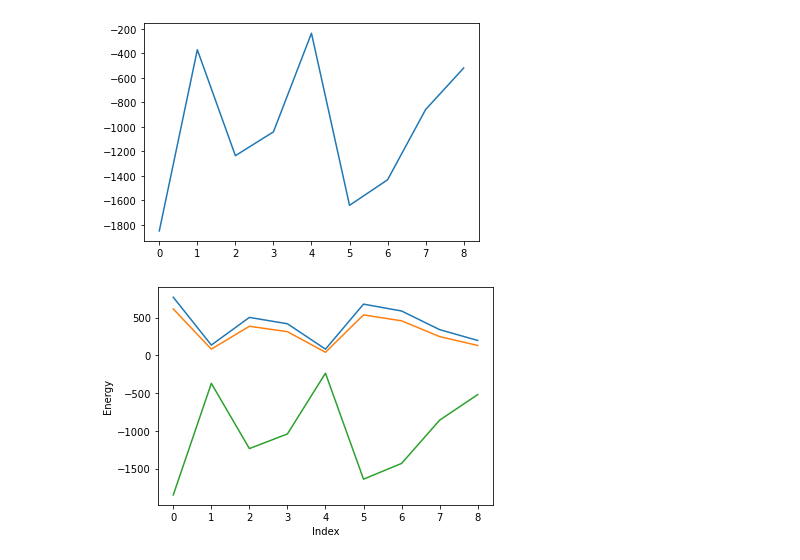
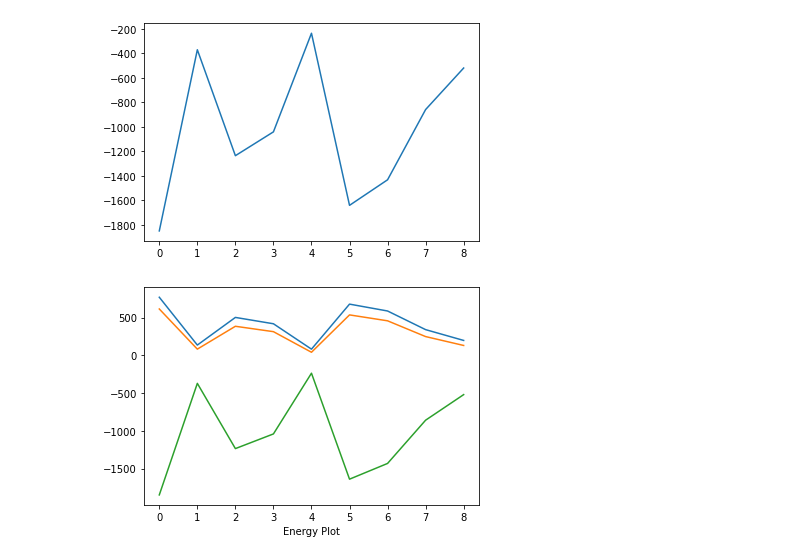
Before and after one commit to BPhi-ai/CS4635-Project-1, a Jupyter notebook: Project 1.ipynb, the cells around one changed output. Saved outputs shown, nothing was run; the diff lists cells and outputs as text; code cells hidden in the pictures.

```diff
--- a/Project 1.ipynb
+++ b/Project 1.ipynb
@@ -120,11 +120,10 @@ matplotlib.pyplot.plot(data3[:])
 [figure]
 # %%
 matplotlib.pyplot.figure()
-matplotlib.pyplot.xlabel('Index')
-matplotlib.pyplot.ylabel('Energy')
+matplotlib.pyplot.xlabel('Energy Plot')
 matplotlib.pyplot.plot(data[:])
 matplotlib.pyplot.plot(data2[:])
 matplotlib.pyplot.plot(data3[:])
 plt.savefig('two_samples.png')
 # %% [output]
-[figure, old version]
+[figure, new version]
```
